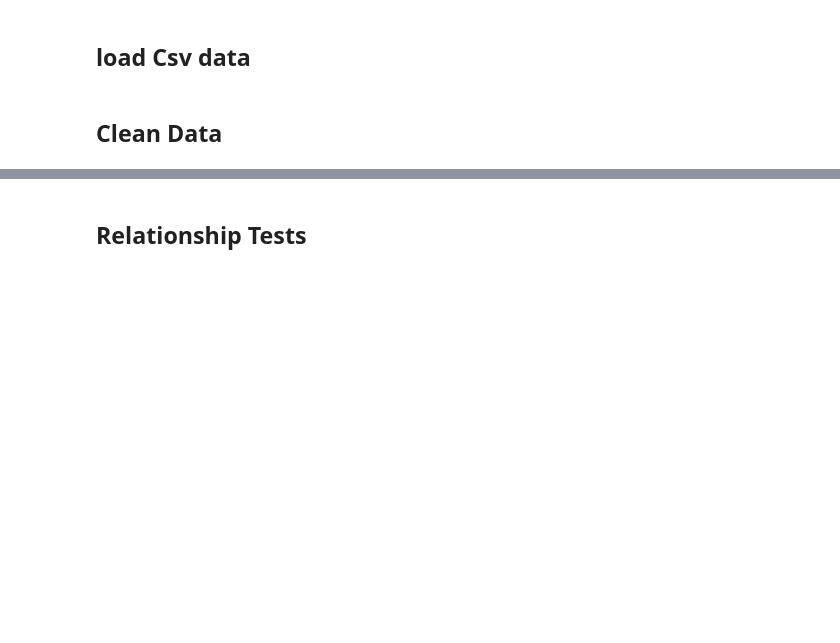
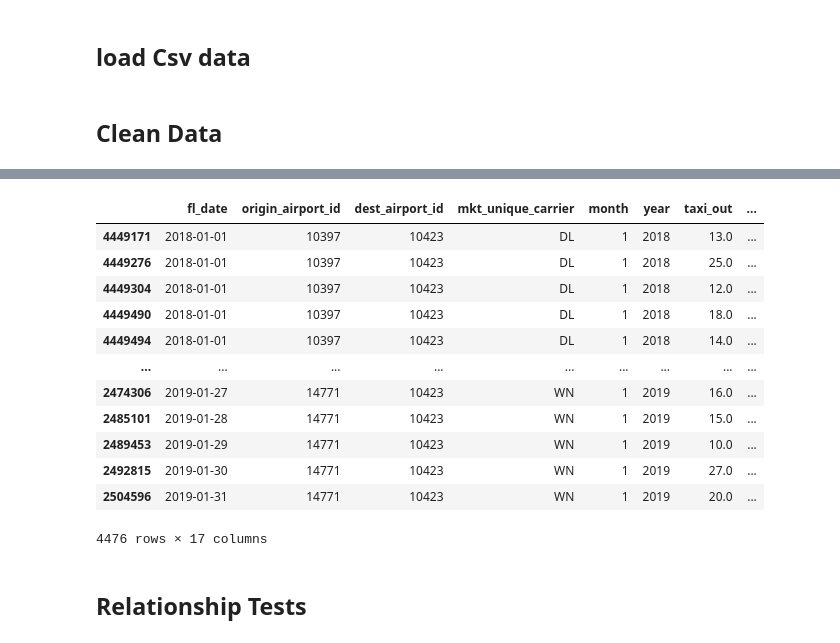
Before and after one commit to scmguireal/Flight_delay_predictive_classifier, a Jupyter notebook: src/modules/flightsBuilder/flightsdataBuilder.ipynb, the cells around one changed output, grey strips where cells are left out. Drawn from its saved outputs; the diff is of its cells as text; code cells hidden in the pictures; blank space fills up the shorter version.

```diff
--- a/src/modules/flightsBuilder/flightsdataBuilder.ipynb
+++ b/src/modules/flightsBuilder/flightsdataBuilder.ipynb
@@ -63,0 +108,5 @@ WNflights03.drop(['cancellation_code'],axis=1, inplace=True)
+# %%
+# Convert the date to datetime64
+WNflights03['fl_date'] = pd.to_datetime(WNflights03['fl_date'], format='%Y-%m-%d')
+
+WNflights03.loc[(WNflights03['fl_date'].dt.month == 1) & (WNflights03['origin_airport_id'] == 11057)].value_counts('mkt_carrier')
@@ -63,0 +122,27 @@ WNflights03.drop(['cancellation_code'],axis=1, inplace=True)
+# %%
+model_df = WNflights03.copy()
+model_df = model_df.loc[model_df['mkt_unique_carrier'].isin(['WN', 'AA', 'UA', 'DL', 'B6', 'NK', 'G4', 'AS', 'F9', 'HA', 'VX'])]
+model_df['year'] = model_df['fl_date'].dt.year
+model_df['month'] = model_df['fl_date'].dt.month
+model_df = model_df[['fl_date',
+       'origin_airport_id', 'dest_airport_id','mkt_unique_carrier', 'month', 'year',
+       'taxi_out', 'wheels_off',
+       'wheels_on', 'taxi_in','distance', 'carrier_delay',
+       'weather_delay', 'nas_delay', 'security_delay', 'late_aircraft_delay','arr_delay']]
+# %%
+#
+model_df.loc[(model_df['fl_date'].dt.month == 1) & (model_df['dest_airport_id'] == 10423)].sort_values(['origin_airport_id', 'mkt_unique_carrier', 'fl_date','dest_airport_id'])
+# %% [output]
+|  | fl_date | origin_airport_id | dest_airport_id | mkt_unique_carrier | month | year | taxi_out | ... |
+| 4449171 | 2018-01-01 | 10397 | 10423 | DL | 1 | 2018 | 13.0 | ... |
+| 4449276 | 2018-01-01 | 10397 | 10423 | DL | 1 | 2018 | 25.0 | ... |
+| 4449304 | 2018-01-01 | 10397 | 10423 | DL | 1 | 2018 | 12.0 | ... |
+| 4449490 | 2018-01-01 | 10397 | 10423 | DL | 1 | 2018 | 18.0 | ... |
+| 4449494 | 2018-01-01 | 10397 | 10423 | DL | 1 | 2018 | 14.0 | ... |
+| ... | ... | ... | ... | ... | ... | ... | ... | ... |
+| 2474306 | 2019-01-27 | 14771 | 10423 | WN | 1 | 2019 | 16.0 | ... |
+| 2485101 | 2019-01-28 | 14771 | 10423 | WN | 1 | 2019 | 15.0 | ... |
+| 2489453 | 2019-01-29 | 14771 | 10423 | WN | 1 | 2019 | 10.0 | ... |
+| 2492815 | 2019-01-30 | 14771 | 10423 | WN | 1 | 2019 | 27.0 | ... |
+| 2504596 | 2019-01-31 | 14771 | 10423 | WN | 1 | 2019 | 20.0 | ... |
+4476 rows × 17 columns
```
Also changed, not shown: parts of 9 cells of this notebook, 3 other files.
